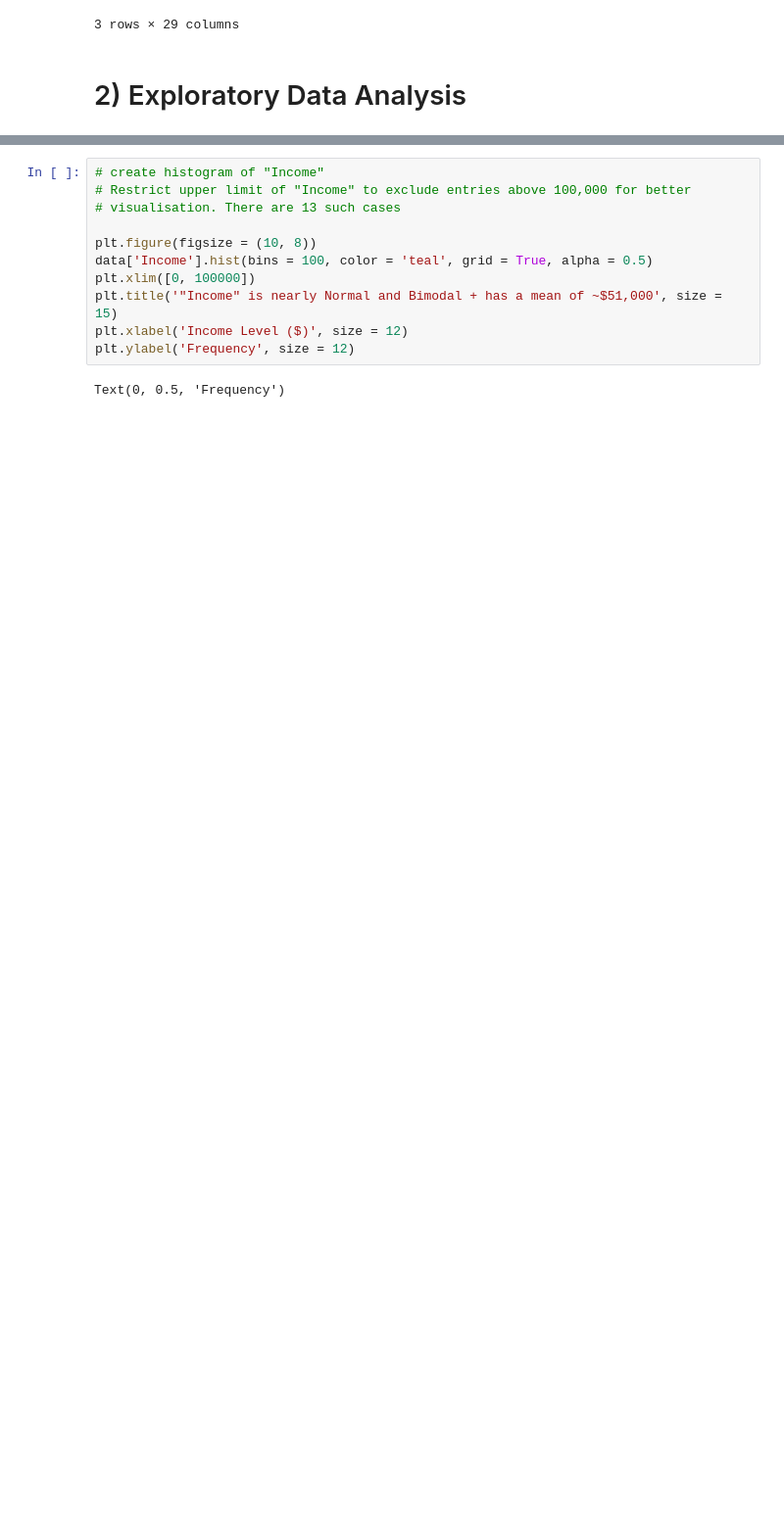
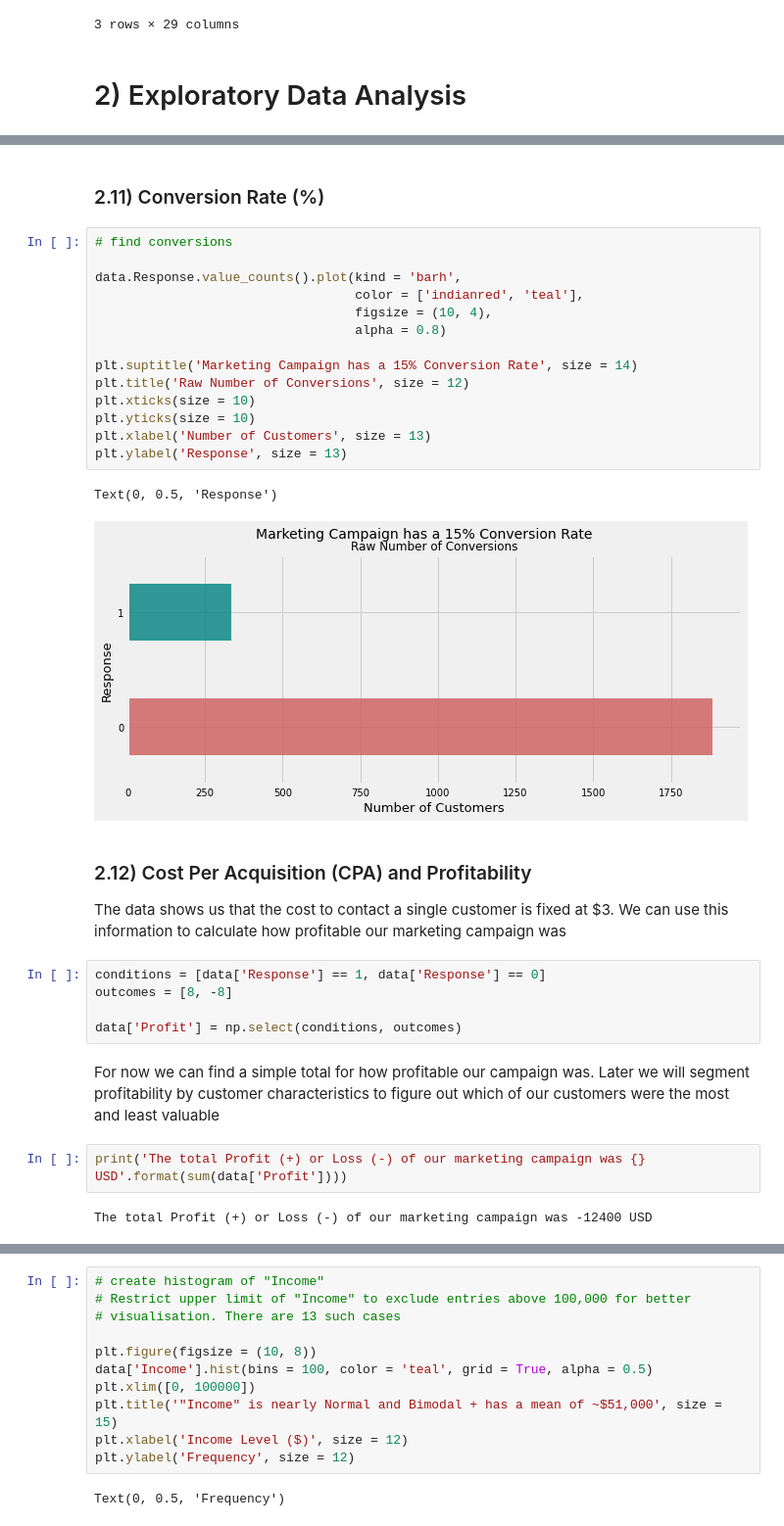
Before and after one commit to Taimur-Shabbir/in-progress-projects, a Jupyter notebook: CRM Analytics Project.ipynb, the cells around one changed output, grey strips where cells are left out. Shown at 98% size. Cells and saved outputs as stored; diff of their text form; blank space fills up the shorter version.

```diff
--- a/CRM Analytics Project.ipynb
+++ b/CRM Analytics Project.ipynb
@@ -213,0 +222,34 @@ data[data['Year_Birth'] <= 1930]
+# %% [markdown]
+### 2.11) Conversion Rate (%)
+# %%
+# find conversions
+
+data.Response.value_counts().plot(kind = 'barh',
+                                  color = ['indianred', 'teal'],
+                                  figsize = (10, 4),
+                                  alpha = 0.8)
+
+plt.suptitle('Marketing Campaign has a 15% Conversion Rate', size = 14)
+plt.title('Raw Number of Conversions', size = 12)
+plt.xticks(size = 10)
+plt.yticks(size = 10)
+plt.xlabel('Number of Customers', size = 13)
+plt.ylabel('Response', size = 13)
+# %% [output]
+Text(0, 0.5, 'Response')
+[figure, added]
+# %% [markdown]
+### 2.12) Cost Per Acquisition (CPA) and Profitability
+
+The data shows us that the cost to contact a single customer is fixed at $3. We can use this information to calculate how profitable our marketing campaign was
+# %%
+conditions = [data['Response'] == 1, data['Response'] == 0]
+outcomes = [8, -8]
+
+data['Profit'] = np.select(conditions, outcomes)
+# %% [markdown]
+For now we can find a simple total for how profitable our campaign was. Later we will segment profitability by customer characteristics to figure out which of our customers were the most and least valuable
+# %%
+print('The total Profit (+) or Loss (-) of our marketing campaign was {} USD'.format(sum(data['Profit'])))
+# %% [output]
+The total Profit (+) or Loss (-) of our marketing campaign was -12400 USD
```
Also changed, not shown: parts of 36 cells of this notebook.
